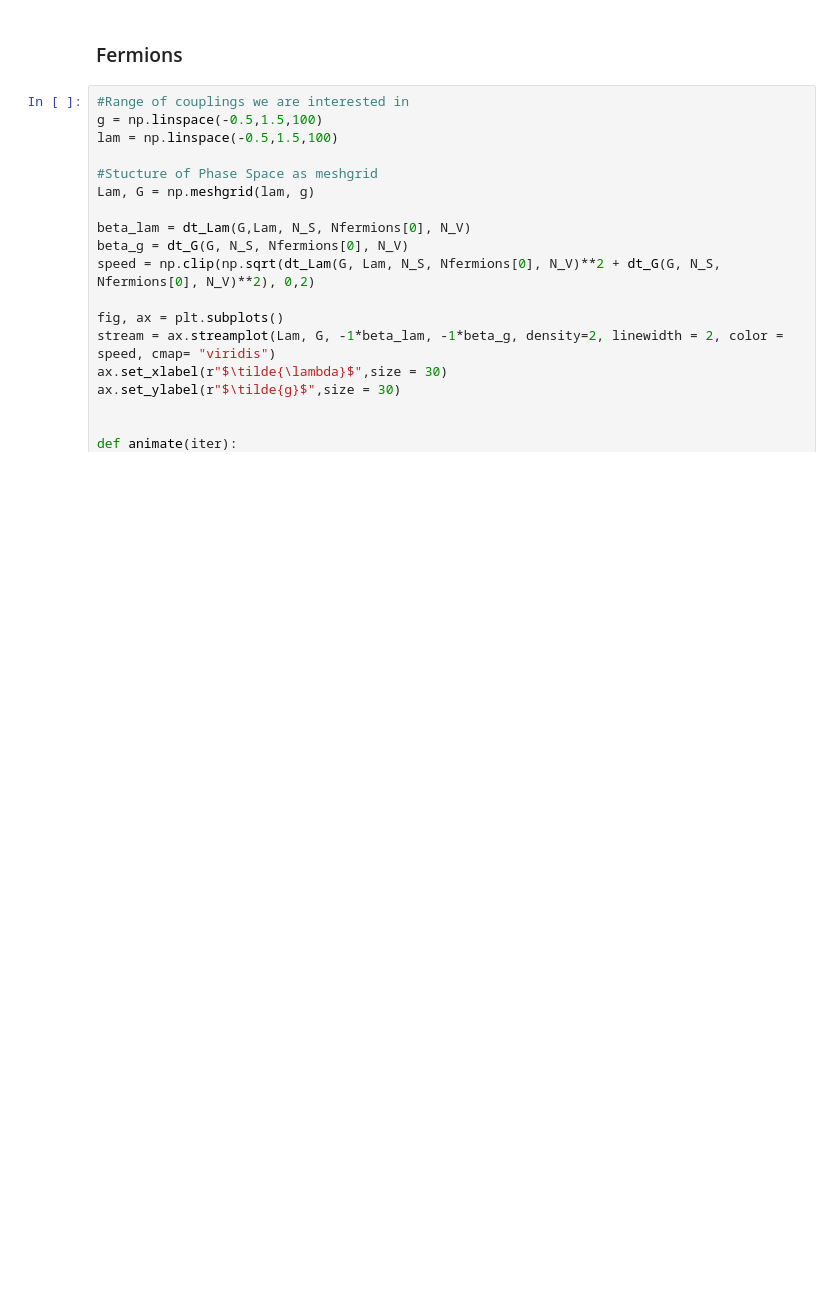
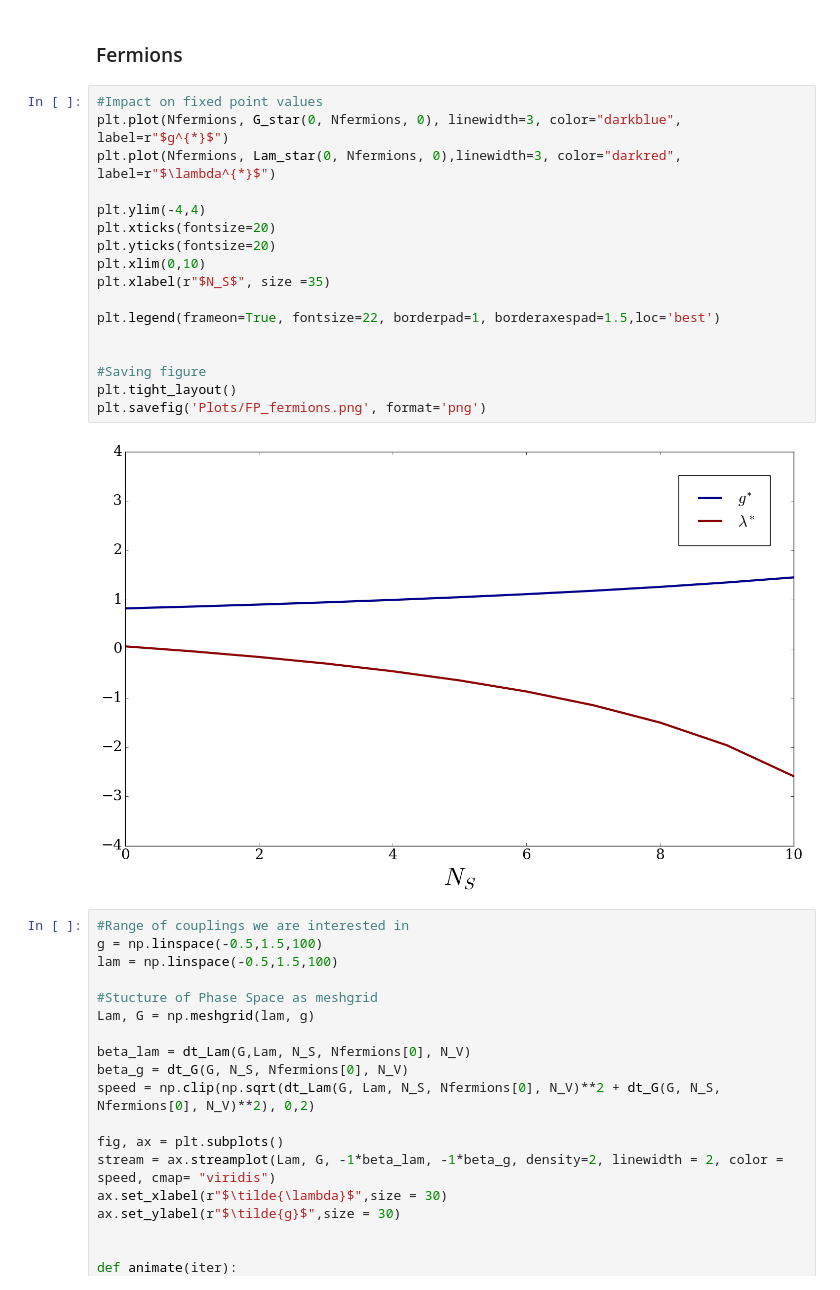
Before and after one commit to mathieukaltschmidt/BSc-Thesis, a Jupyter notebook: Numerics/Python/Plots.ipynb, the cells around one changed output. Drawn from its saved outputs; the diff is of its cells as text; blank space fills up the shorter version.

```diff
--- a/Numerics/Python/Plots.ipynb
+++ b/Numerics/Python/Plots.ipynb
@@ -119,6 +152,25 @@ anim.save('Animations/scalars.mp4', writer=writer)
 [figure]
 # %% [markdown]
 ### Fermions
+# %%
+#Impact on fixed point values
+plt.plot(Nfermions, G_star(0, Nfermions, 0), linewidth=3, color="darkblue", label=r"$g^{*}$")
+plt.plot(Nfermions, Lam_star(0, Nfermions, 0),linewidth=3, color="darkred", label=r"$\lambda^{*}$")
+
+plt.ylim(-4,4)
+plt.xticks(fontsize=20)
+plt.yticks(fontsize=20)
+plt.xlim(0,10)
+plt.xlabel(r"$N_S$", size =35)
+
+plt.legend(frameon=True, fontsize=22, borderpad=1, borderaxespad=1.5,loc='best')
+
+
+#Saving figure
+plt.tight_layout()
+plt.savefig('Plots/FP_fermions.png', format='png')
+# %% [output]
+[figure, added]
 # %%
 #Range of couplings we are interested in
 g = np.linspace(-0.5,1.5,100)
```
Also changed, not shown: parts of 5 cells of this notebook, 13 other files.
